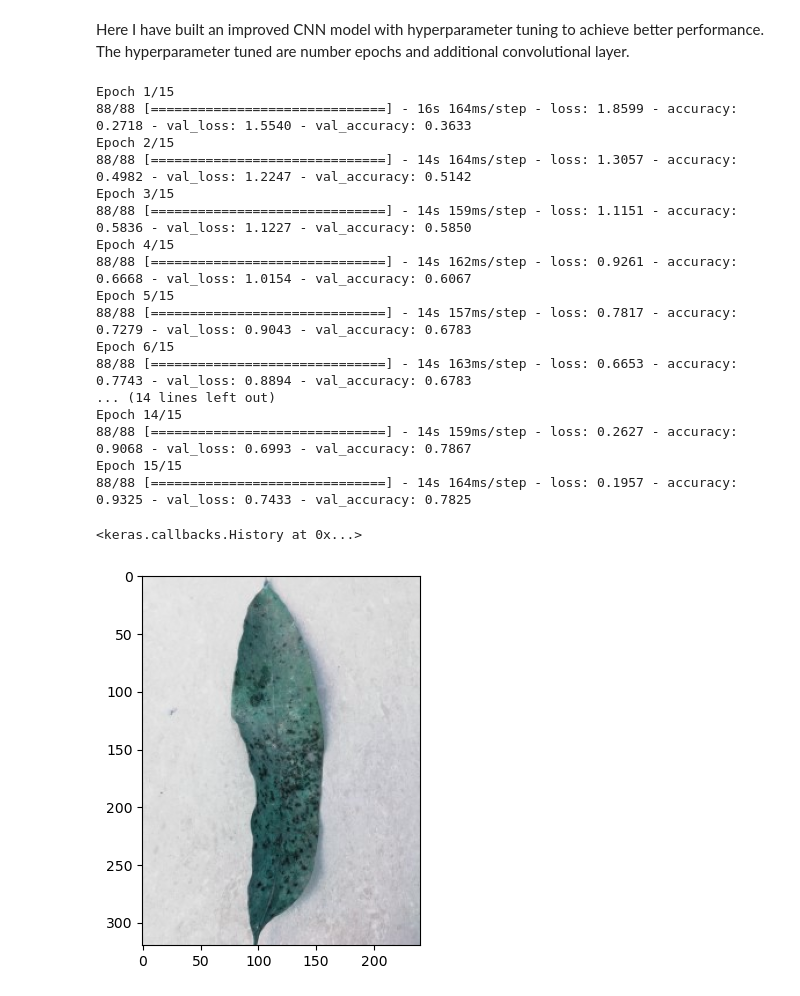
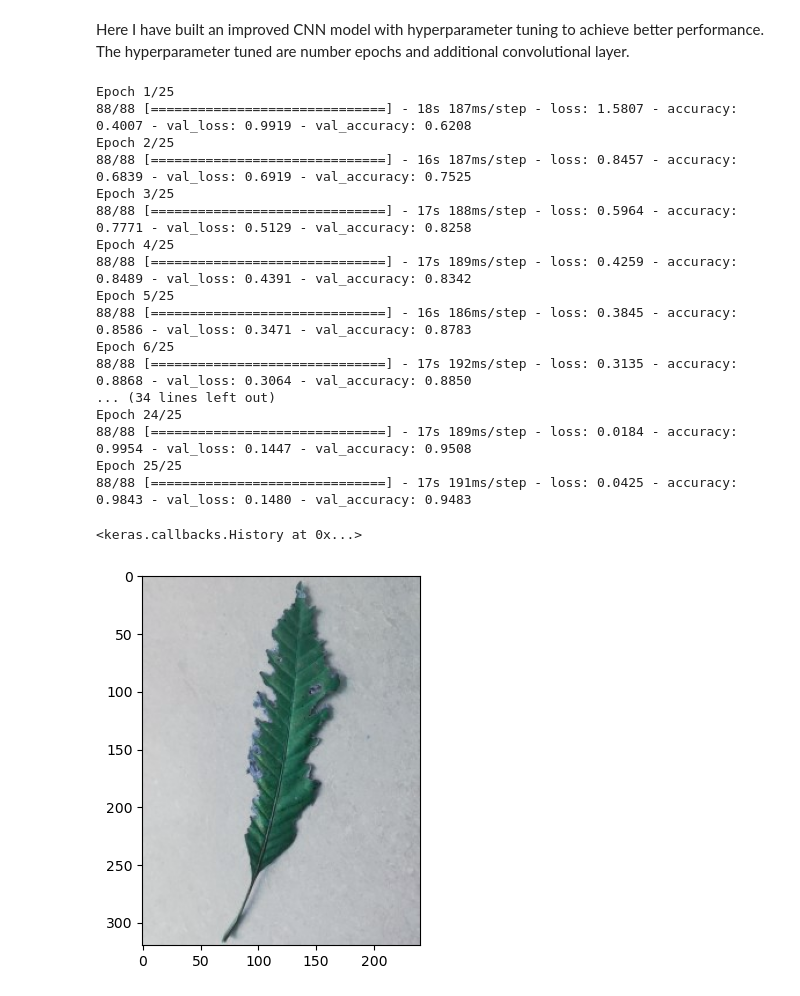
Before and after one commit to AmoshSapkota/Mango-Leaf-Disease, a Jupyter notebook: mango-leaf-disease-using-cnn-improved.ipynb, the cells around one changed output. Cells and saved outputs as stored; diff of their text form; code cells hidden in the pictures.

```diff
--- a/mango-leaf-disease-using-cnn-improved.ipynb
+++ b/mango-leaf-disease-using-cnn-improved.ipynb
@@ -49,13 +49,13 @@ class_id = {disease_class[i]: i for i in range(len(disease_class))}
 for i, disease in enumerate(disease_class):
     img_path = '/kaggle/input/mango-leaf-disease-dataset/' + disease + '/'
     for img in os.listdir(img_path):
-        img_ary = cv2.imread(os.path.join(img_path,img), cv2.IMREAD_GRAYSCALE)
+        img_ary = cv2.imread(os.path.join(img_path,img))
         img_ary = cv2.resize(img_ary, (img_size, img_size))
         X.append(img_ary)
         y.append(class_id[disease])
 
 # Preprocessing the data
-X = np.array(X) / 255.0
+X = np.array(X, dtype=np.float32) / 255.0
 #One-hot encode the classes label
 y = to_categorical(y, num_classes=8)
 
@@ -64,12 +64,14 @@ X_train, X_test, y_train, y_test = train_test_split(X, y, test_size=0.3, random_
 
 # Building CNN
 Classifier = Sequential()
-Classifier.add(Conv2D(16, (3, 3), activation='relu', input_shape=(img_size, img_size, 1)))
+Classifier.add(Conv2D(16, (3, 3), activation='relu', input_shape=(img_size, img_size, 3)))
 Classifier.add(MaxPooling2D((2, 2)))
 Classifier.add(Conv2D(32, (3, 3), activation='relu'))
 Classifier.add(MaxPooling2D((2, 2)))
-#Added Convolutional layer
+#Added two Convolutional layers
 Classifier.add(Conv2D(64, (3, 3), activation='relu'))
+Classifier.add(MaxPooling2D((2, 2)))
+Classifier.add(Conv2D(128, (3, 3), activation='relu'))
 Classifier.add(MaxPooling2D((2, 2)))
 #Flattening
 Classifier.add(Flatten())
@@ -81,53 +83,49 @@ Classifier.add(Dense(8, activation='softmax'))
 Classifier.compile(loss='categorical_crossentropy',optimizer='adam',metrics=['accuracy'])
 
 # Train the model with increased number of epoch
-Classifier.fit(X_train, y_train, epochs=15, validation_data=(X_test, y_test))
+Classifier.fit(X_train, y_train, epochs=25, validation_data=(X_test, y_test))
 # %% [output]
-Epoch 1/15
-88/88 [==============================] - 16s 164ms/step - loss: 1.8599 - accuracy: 0.2718 - val_loss: 1.5540 - val_accuracy: 0.3633
-Epoch 2/15
-88/88 [==============================] - 14s 164ms/step - loss: 1.3057 - accuracy: 0.4982 - val_loss: 1.2247 - val_accuracy: 0.5142
-Epoch 3/15
-88/88 [==============================] - 14s 159ms/step - loss: 1.1151 - accuracy: 0.5836 - val_loss: 1.1227 - val_accuracy: 0.5850
-Epoch 4/15
-88/88 [==============================] - 14s 162ms/step - loss: 0.9261 - accuracy: 0.6668 - val_loss: 1.0154 - val_accuracy: 0.6067
-Epoch 5/15
-88/88 [==============================] - 14s 157ms/step - loss: 0.7817 - accuracy: 0.7279 - val_loss: 0.9043 - val_accuracy: 0.6783
-Epoch 6/15
-88/88 [==============================] - 14s 163ms/step - loss: 0.6653 - accuracy: 0.7743 - val_loss: 0.8894 - val_accuracy: 0.6783
-... (14 lines left out)
-Epoch 14/15
-88/88 [==============================] - 14s 159ms/step - loss: 0.2627 - accuracy: 0.9068 - val_loss: 0.6993 - val_accuracy: 0.7867
-Epoch 15/15
-88/88 [==============================] - 14s 164ms/step - loss: 0.1957 - accuracy: 0.9325 - val_loss: 0.7433 - val_accuracy: 0.7825
+Epoch 1/25
+88/88 [==============================] - 18s 187ms/step - loss: 1.5807 - accuracy: 0.4007 - val_loss: 0.9919 - val_accuracy: 0.6208
+Epoch 2/25
+88/88 [==============================] - 16s 187ms/step - loss: 0.8457 - accuracy: 0.6839 - val_loss: 0.6919 - val_accuracy: 0.7525
+Epoch 3/25
+88/88 [==============================] - 17s 188ms/step - loss: 0.5964 - accuracy: 0.7771 - val_loss: 0.5129 - val_accuracy: 0.8258
+Epoch 4/25
+88/88 [==============================] - 17s 189ms/step - loss: 0.4259 - accuracy: 0.8489 - val_loss: 0.4391 - val_accuracy: 0.8342
+Epoch 5/25
+88/88 [==============================] - 16s 186ms/step - loss: 0.3845 - accuracy: 0.8586 - val_loss: 0.3471 - val_accuracy: 0.8783
+Epoch 6/25
+88/88 [==============================] - 17s 192ms/step - loss: 0.3135 - accuracy: 0.8868 - val_loss: 0.3064 - val_accuracy: 0.8850
+... (34 lines left out)
+Epoch 24/25
+88/88 [==============================] - 17s 189ms/step - loss: 0.0184 - accuracy: 0.9954 - val_loss: 0.1447 - val_accuracy: 0.9508
+Epoch 25/25
+88/88 [==============================] - 17s 191ms/step - loss: 0.0425 - accuracy: 0.9843 - val_loss: 0.1480 - val_accuracy: 0.9483
 <keras.callbacks.History at 0x...>
 # %%
 Classifier.save('model.h5')
 # %%
 #To check how well our model perform after hyperparameter tuning I'll give a sample image from original dataset and predict the disease class.
 import cv2
 from keras.models import load_model
 model = load_model('model.h5')
 
 # Load an example image
 import matplotlib.pyplot as plt
 # Load the input image
-img = cv2.imread('/kaggle/input/mango-leaf-disease-dataset/Sooty Mould/IMG_20211108_120225 (Custom).jpg')
+img = cv2.imread('/kaggle/input/mango-leaf-disease-dataset/Bacterial Canker/IMG_20211106_120807 (Custom).jpg')
 plt.imshow(img)
 plt.show()
-# Convert the image to grayscale and resize it to fit the model input shape
-img = cv2.cvtColor(img, cv2.COLOR_BGR2GRAY)
+# Resize the image to fit the model input shape
 img = cv2.resize(img, (100, 100))
-
-# Add an extra dimension for the channel (grayscale image)
-img = np.expand_dims(img, axis=-1)
 
 # Make a prediction
 prediction = model.predict(np.array([img]))
 class_index = np.argmax(prediction)
 
 # Get the predicted class
 predicted_class = disease_class[class_index]
 print(f"The predicted disease for given image is: {predicted_class}")
 # %% [output]
-[figure, old version]
+[figure, new version]
```
Also changed, not shown: parts of 1 cell of this notebook.
